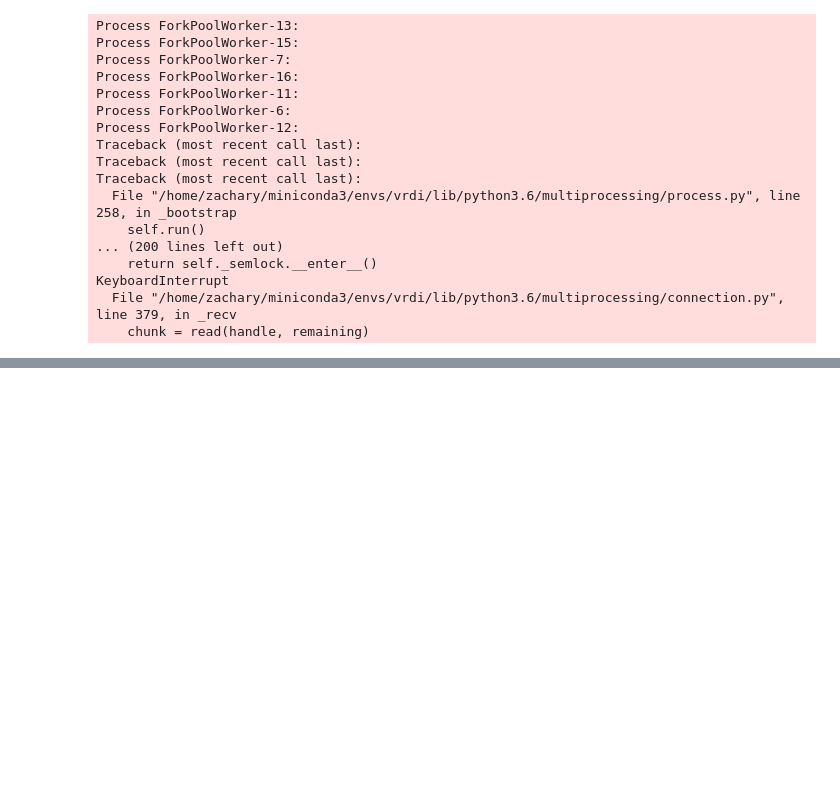
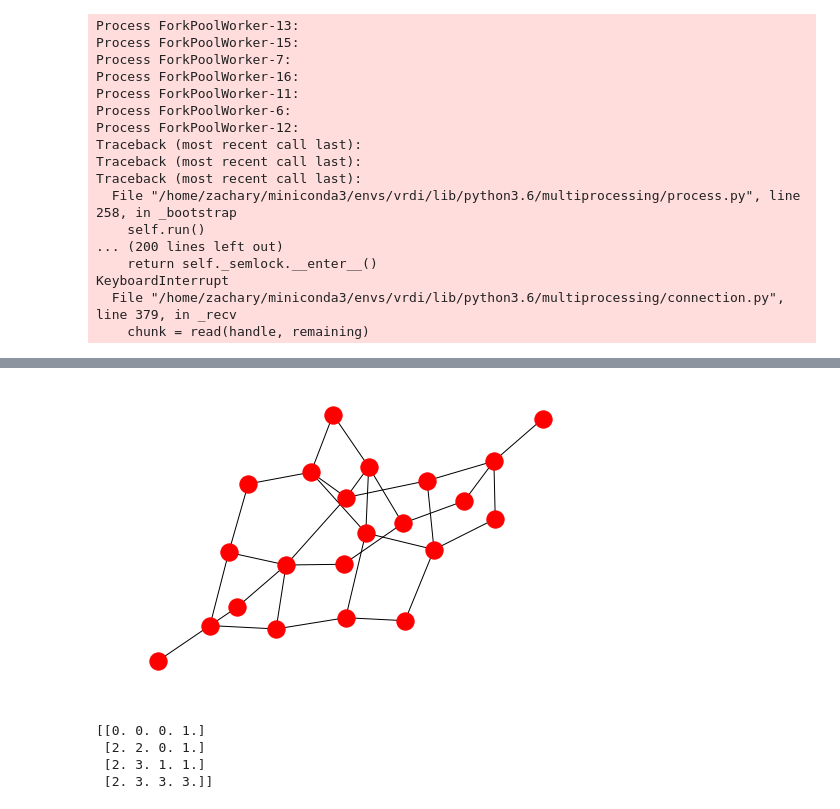
Before and after one commit to zschutzman/redistricting-old, a Jupyter notebook: polyominos/partitions_4_345_meta.ipynb, the cells around one changed output, grey strips where cells are left out. Cells and saved outputs as stored; diff of their text form; code cells hidden in the pictures; blank space fills up the shorter version.

```diff
--- a/polyominos/partitions_4_345_meta.ipynb
+++ b/polyominos/partitions_4_345_meta.ipynb
@@ -566,6 +544,7 @@ print(len(classes))
 # %%
-G = nx.to_networkx_graph(graph)
+G = nx.to_networkx_graph(quot_graph)
 import holoviews as hv
+G2 = nx.to_networkx_graph(graph)
 
 
 
@@ -577,14 +556,37 @@ hv.extension('bokeh')
 %output size=300
 
 print(planarity.is_planar(G))
+seen = {}
+counter = 0
+for o in G2.nodes(data=True):
+    o[1]['orbit'] = len(tuple(equivs[o[0]]))
+    #if o[0] in classes:
+    if reps[o[0]] not in seen.values():
+        o[1]['Type'] = counter
 
-for n in G.nodes(data=True):
-    n[1]['nbrs'] = len(tuple(equivs[n[0]]))
+        seen[counter] = reps[o[0]]
+        counter += 1
+    else:
+        for k,v in seen.items():
+            if reps[o[0]] == v:
+                o[1]['Type'] = k
+    print(o[1]['Type'])
+    o[1]['deg'] = str(len(list(G2.neighbors(o[0]))))
+
+
+
+
+for o in G.nodes(data=True):
+    o[1]['orbit'] = len(tuple(equivs[o[0]]))
+    for k,v in seen.items():
+        if reps[o[0]] == v:
+            o[1]['Type'] = k
 
 padding = dict(x=(-1.2, 1.2), y=(-1.2, 1.2))
 
-H=hv.Graph.from_networkx(G, nx.layout.spring_layout).redim.range(**padding)
-H
+#H=hv.Graph.from_networkx(G, nx.layout.spring_layout).redim.range(**padding)
+I=hv.Graph.from_networkx(G2, nx.layout.spring_layout).redim.range(**padding).options(color_index='Type', cmap='tab20')
+I
 # %% [output]
 [interactive output not drawn]
 [interactive output not drawn]
@@ -593 +611,23 @@ False
 [interactive output not drawn]
+# %%
+import json
+
+
+d = nx.readwrite.json_graph.node_link_data(G2)
+#json.dump(d, open('force/gr2.json','w'))
+
+nx.draw(G)
+nx.write_gpickle(G,'metagraph_reduced')
+nx.write_gpickle(G2,'metagraph')
+# %% [output]
+[figure, added]
+# %%
+tup =[3,46,53,106]
+d = sum([  j*n[tup[j]] for j in range(4)   ])
+
+print(d)
+# %% [output]
+[[0. 0. 0. 1.]
+ [2. 2. 0. 1.]
+ [2. 3. 1. 1.]
+ [2. 3. 3. 3.]]
```
Also changed, not shown: parts of 8 cells of this notebook, 43 other files.
